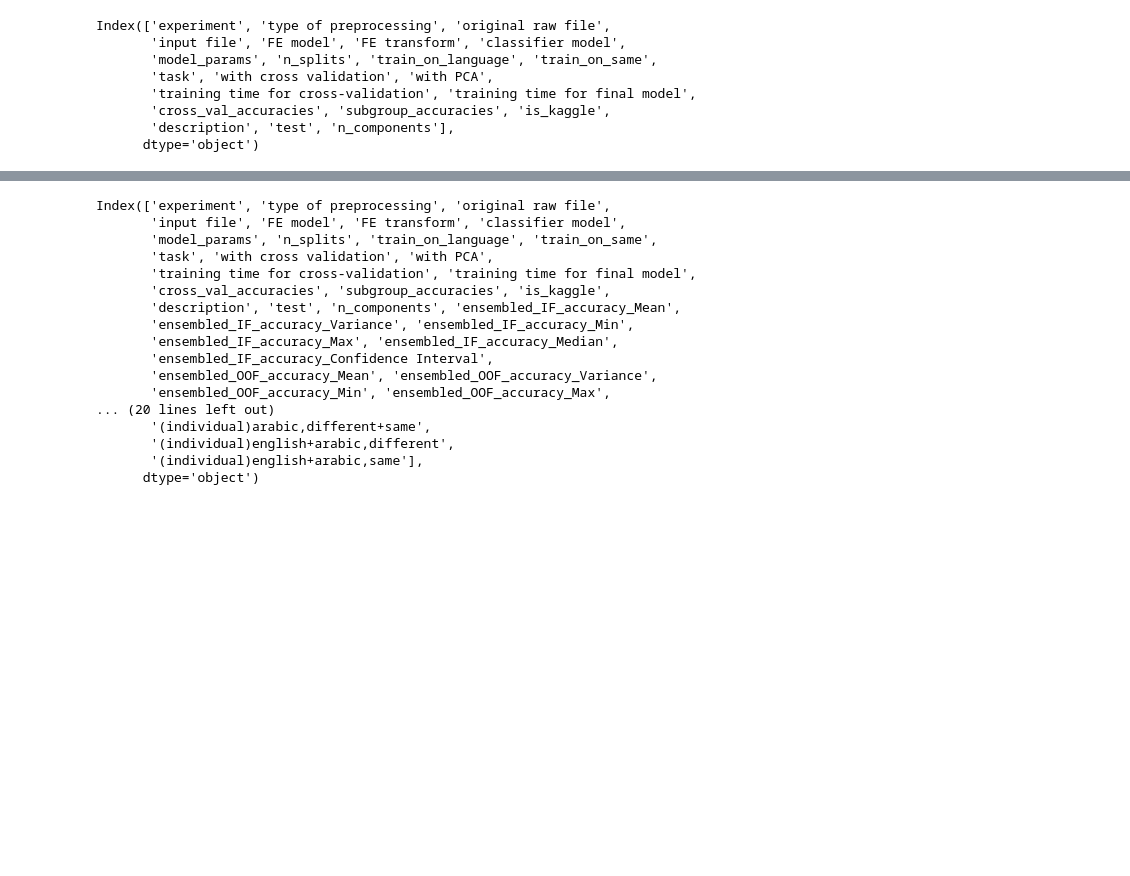
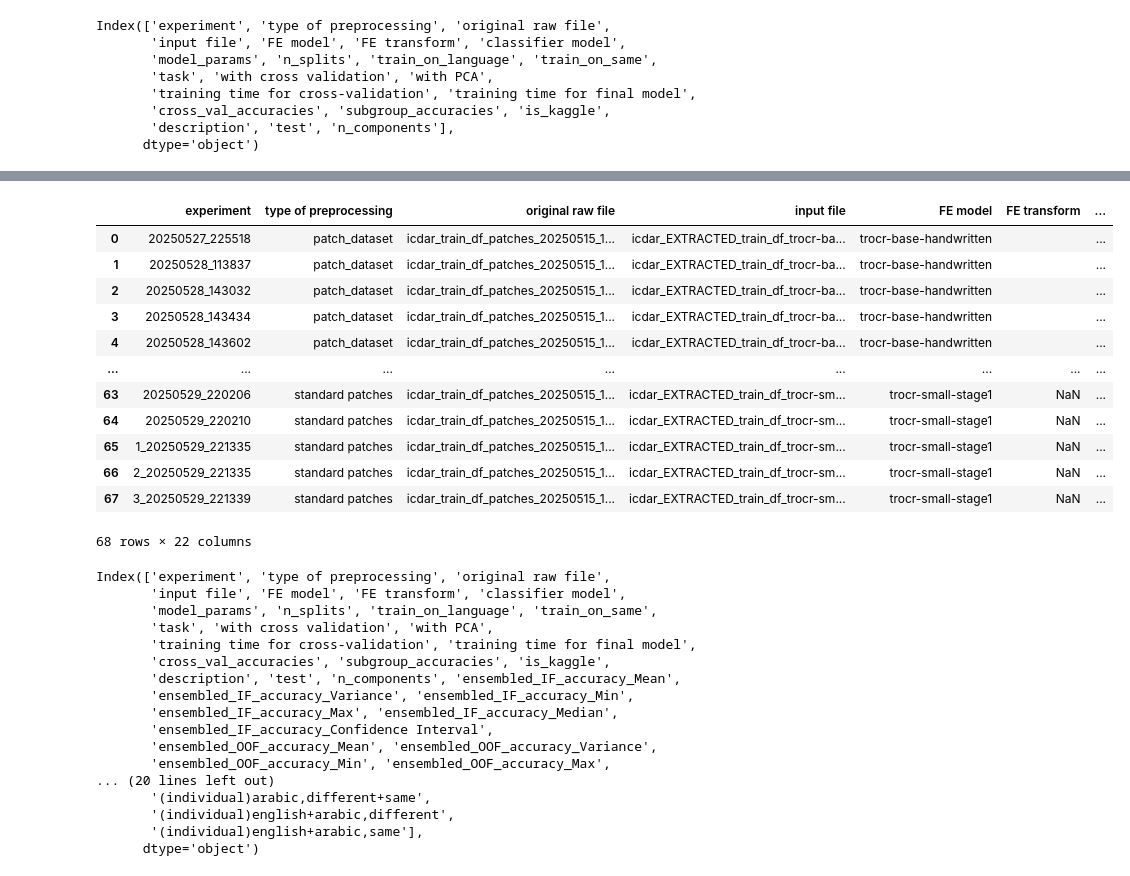
Before and after one commit to gitMorelli/gender_detection, a Jupyter notebook: notebooks/others/explore_log_preprocessed_data.ipynb, the cells around one changed output, grey strips where cells are left out. Cells and saved outputs as stored; diff of their text form; code cells hidden in the pictures; blank space fills up the shorter version.

```diff
--- a/notebooks/others/explore_log_preprocessed_data.ipynb
+++ b/notebooks/others/explore_log_preprocessed_data.ipynb
@@ -294,3 +294,19 @@ len(df)
+# %%
+df
+# %% [output]
+|  | experiment | type of preprocessing | original raw file | input file | FE model | FE transform | ... |
+| 0 | 20250527_225518 | patch_dataset | icdar_train_df_patches_20250515_1... | icdar_EXTRACTED_train_df_trocr-ba... | trocr-base-handwritten |  | ... |
+| 1 | 20250528_113837 | patch_dataset | icdar_train_df_patches_20250515_1... | icdar_EXTRACTED_train_df_trocr-ba... | trocr-base-handwritten |  | ... |
+| 2 | 20250528_143032 | patch_dataset | icdar_train_df_patches_20250515_1... | icdar_EXTRACTED_train_df_trocr-ba... | trocr-base-handwritten |  | ... |
+| 3 | 20250528_143434 | patch_dataset | icdar_train_df_patches_20250515_1... | icdar_EXTRACTED_train_df_trocr-ba... | trocr-base-handwritten |  | ... |
+| 4 | 20250528_143602 | patch_dataset | icdar_train_df_patches_20250515_1... | icdar_EXTRACTED_train_df_trocr-ba... | trocr-base-handwritten |  | ... |
+| ... | ... | ... | ... | ... | ... | ... | ... |
+| 63 | 20250529_220206 | standard patches | icdar_train_df_patches_20250515_1... | icdar_EXTRACTED_train_df_trocr-sm... | trocr-small-stage1 | NaN | ... |
+| 64 | 20250529_220210 | standard patches | icdar_train_df_patches_20250515_1... | icdar_EXTRACTED_train_df_trocr-sm... | trocr-small-stage1 | NaN | ... |
+| 65 | 1_20250529_221335 | standard patches | icdar_train_df_patches_20250515_1... | icdar_EXTRACTED_train_df_trocr-sm... | trocr-small-stage1 | NaN | ... |
+| 66 | 2_20250529_221335 | standard patches | icdar_train_df_patches_20250515_1... | icdar_EXTRACTED_train_df_trocr-sm... | trocr-small-stage1 | NaN | ... |
+| 67 | 3_20250529_221339 | standard patches | icdar_train_df_patches_20250515_1... | icdar_EXTRACTED_train_df_trocr-sm... | trocr-small-stage1 | NaN | ... |
+68 rows × 22 columns
 # %%
 df_exp=file_IO.expand_accuracies(df)
 # %%
```
Also changed, not shown: parts of 1 cell of this notebook, 4 other files.
